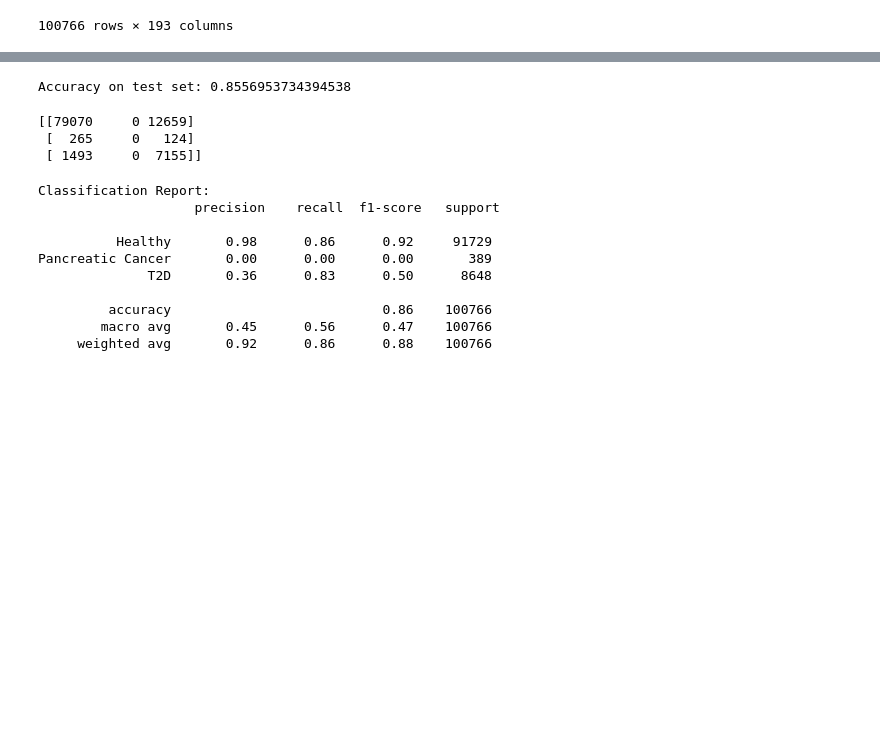
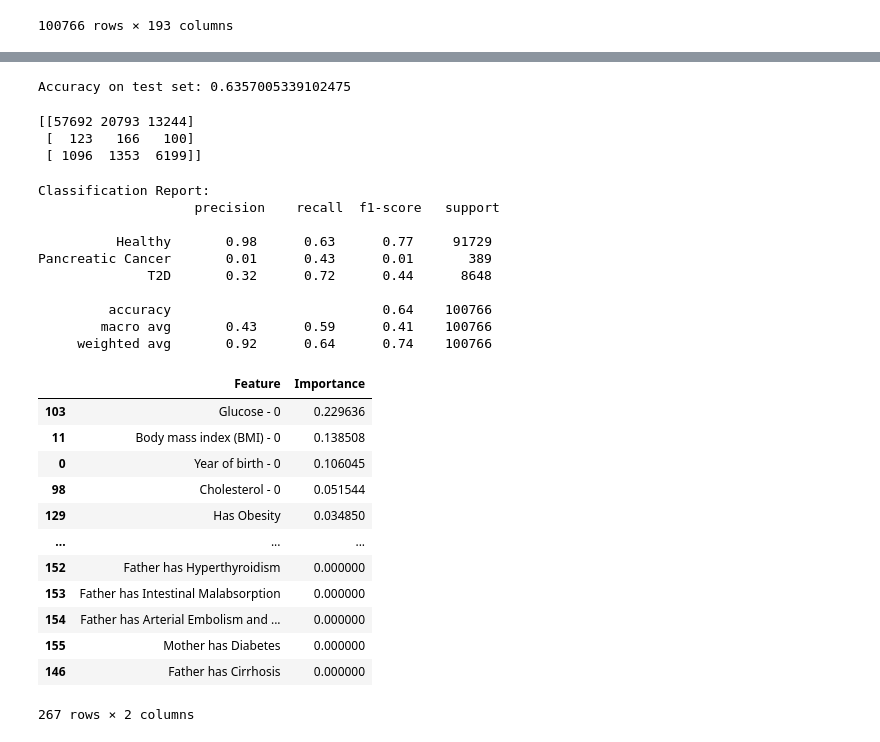
Before and after one commit to OfekShcherb/Finding-Differences-in-Diagnosis-of-Pancreatic-Cancer-and-Type-II-Diabetes-Mellitus, a Jupyter notebook: Data Exploration.ipynb, the cells around one changed output, grey strips where cells are left out. Cells and saved outputs as stored; diff of their text form; code cells hidden in the pictures; blank space fills up the shorter version.

```diff
--- a/Data Exploration.ipynb
+++ b/Data Exploration.ipynb
@@ -61,7 +65,7 @@ train_df.info(verbose=True, show_counts=True)
 
 todo!!
 # %%
-with open('features_types.json') as f:
+with open('/tmp/pycharm_project_366/features_types.json') as f:
     features_types = json.load(f)
 numerical_features = [f'{feature} - 0' for feature in features_types['numerical_features']]
 categorical_features = [f'{feature} - 0' for feature in features_types['categorical_features']]
@@ -261,5 +266,7 @@ test_df = test_df.drop(columns=(father_diagnosis_codes + mother_diagnosis_codes
 one_hot_encoding = one_hot_encoder.transform(test_df[categorical_features])
 test_df = pd.concat([test_df, one_hot_encoding], axis=1)
 test_df = test_df.drop(columns=categorical_features)
+# %%
+test_df = test_df.drop(columns=['Glycated haemoglobin (HbA1c) - 0'])
 # %%
 test_df
@@ -280,5 +273,7 @@ test_df
 # %%
 y_test = test_df['Label']
 x_test = test_df.drop(columns=['Label', 'eid'])
+# %%
+model = pickle.load(open('/tmp/pycharm_project_366/Models/Best_Model_GBC_with_Weights.pk1', 'rb'))
 # %%
 print(model)
@@ -291,14 +283,14 @@ y_predictions = model.predict(x_test)
 test_score = accuracy_score(y_test, y_predictions)
 print(f'Accuracy on test set: {test_score}')
 # %% [output]
-Accuracy on test set: 0.8556953734394538
+Accuracy on test set: 0.6357005339102475
 # %%
-confusion_matrix = confusion_matrix(y_test, y_predictions)
-print(confusion_matrix)
+confusion_mat = confusion_matrix(y_test, y_predictions)
+print(confusion_mat)
 # %% [output]
-[[79070     0 12659]
- [  265     0   124]
- [ 1493     0  7155]]
+[[57692 20793 13244]
+ [  123   166   100]
+ [ 1096  1353  6199]]
 # %%
 classification_report_str = classification_report(y_test, y_predictions, target_names=['Healthy', 'Pancreatic Cancer', 'T2D'])
 print("Classification Report:\n", classification_report_str)
@@ -306,10 +298,10 @@ print("Classification Report:\n", classification_report_str)
 Classification Report:
                     precision    recall  f1-score   support
 
-          Healthy       0.98      0.86      0.92     91729
-Pancreatic Cancer       0.00      0.00      0.00       389
-              T2D       0.36      0.83      0.50      8648
+          Healthy       0.98      0.63      0.77     91729
+Pancreatic Cancer       0.01      0.43      0.01       389
+              T2D       0.32      0.72      0.44      8648
 
-         accuracy                           0.86    100766
-        macro avg       0.45      0.56      0.47    100766
-     weighted avg       0.92      0.86      0.88    100766
+         accuracy                           0.64    100766
+        macro avg       0.43      0.59      0.41    100766
+     weighted avg       0.92      0.64      0.74    100766
@@ -315,0 +310,22 @@ Pancreatic Cancer       0.00      0.00      0.00       389
+# %%
+importances = model.feature_importances_
+feature_names = test_df.drop(columns=['Label', 'eid']).columns
+importance_df = pd.DataFrame({'Feature': feature_names, 'Importance': importances})
+
+# Sort the DataFrame by importance
+importance_df = importance_df.sort_values(by='Importance', ascending=False)
+importance_df
+# %% [output]
+|  | Feature | Importance |
+| 103 | Glucose - 0 | 0.229636 |
+| 11 | Body mass index (BMI) - 0 | 0.138508 |
+| 0 | Year of birth - 0 | 0.106045 |
+| 98 | Cholesterol - 0 | 0.051544 |
+| 129 | Has Obesity | 0.034850 |
+| ... | ... | ... |
+| 152 | Father has Hyperthyroidism | 0.000000 |
+| 153 | Father has Intestinal Malabsorption | 0.000000 |
+| 154 | Father has Arterial Embolism and ... | 0.000000 |
+| 155 | Mother has Diabetes | 0.000000 |
+| 146 | Father has Cirrhosis | 0.000000 |
+267 rows × 2 columns
```
Also changed, not shown: parts of 9 cells of this notebook, 2 other files.
